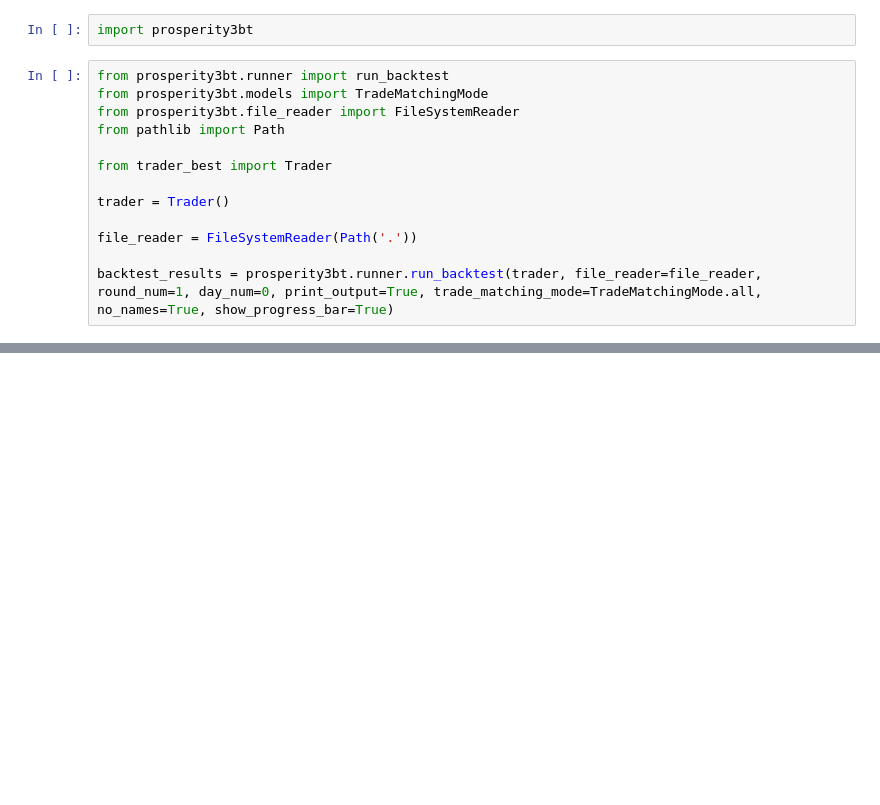
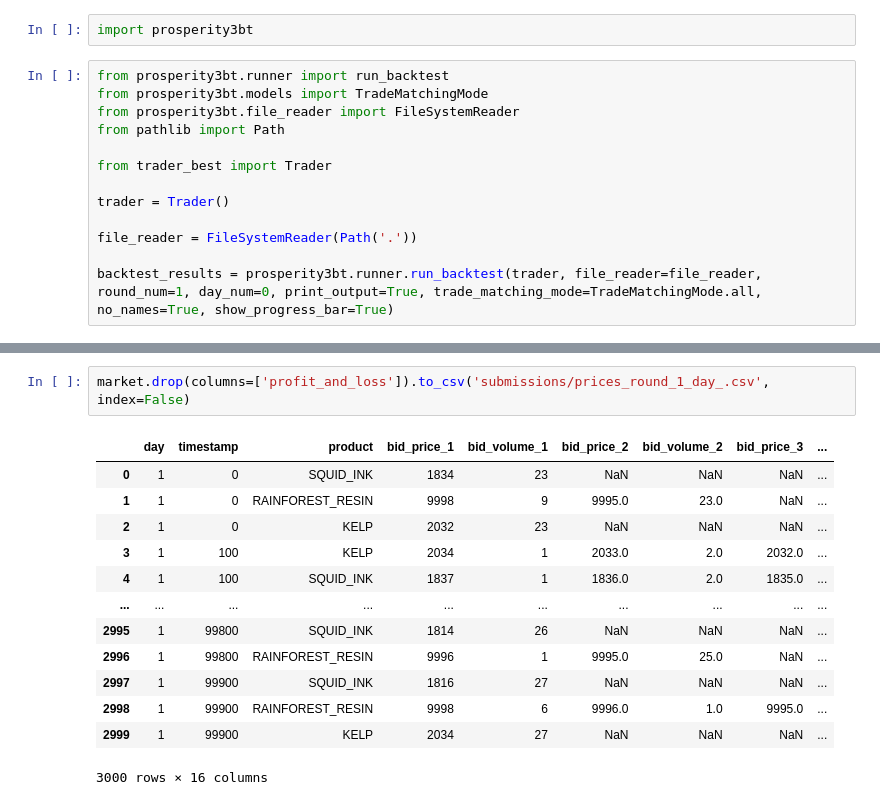
Before and after one commit to kinshu0/prosperity-3, a Jupyter notebook: round1/backtests.ipynb, the cells around one changed output, grey strips where cells are left out. Saved outputs shown, nothing was run; the diff lists cells and outputs as text; blank space fills up the shorter version.

```diff
--- a/round1/backtests.ipynb
+++ b/round1/backtests.ipynb
@@ -35,0 +103,16 @@ backtest_results.__dir__()
+# %%
+market.drop(columns=['profit_and_loss']).to_csv('submissions/prices_round_1_day_.csv', index=False)
+# %% [output]
+|  | day | timestamp | product | bid_price_1 | bid_volume_1 | bid_price_2 | bid_volume_2 | bid_price_3 | ... |
+| 0 | 1 | 0 | SQUID_INK | 1834 | 23 | NaN | NaN | NaN | ... |
+| 1 | 1 | 0 | RAINFOREST_RESIN | 9998 | 9 | 9995.0 | 23.0 | NaN | ... |
+| 2 | 1 | 0 | KELP | 2032 | 23 | NaN | NaN | NaN | ... |
+| 3 | 1 | 100 | KELP | 2034 | 1 | 2033.0 | 2.0 | 2032.0 | ... |
+| 4 | 1 | 100 | SQUID_INK | 1837 | 1 | 1836.0 | 2.0 | 1835.0 | ... |
+| ... | ... | ... | ... | ... | ... | ... | ... | ... | ... |
+| 2995 | 1 | 99800 | SQUID_INK | 1814 | 26 | NaN | NaN | NaN | ... |
+| 2996 | 1 | 99800 | RAINFOREST_RESIN | 9996 | 1 | 9995.0 | 25.0 | NaN | ... |
+| 2997 | 1 | 99900 | SQUID_INK | 1816 | 27 | NaN | NaN | NaN | ... |
+| 2998 | 1 | 99900 | RAINFOREST_RESIN | 9998 | 6 | 9996.0 | 1.0 | 9995.0 | ... |
+| 2999 | 1 | 99900 | KELP | 2034 | 27 | NaN | NaN | NaN | ... |
+3000 rows × 16 columns
```
Also changed, not shown: parts of 9 cells of this notebook, 12 other files.
